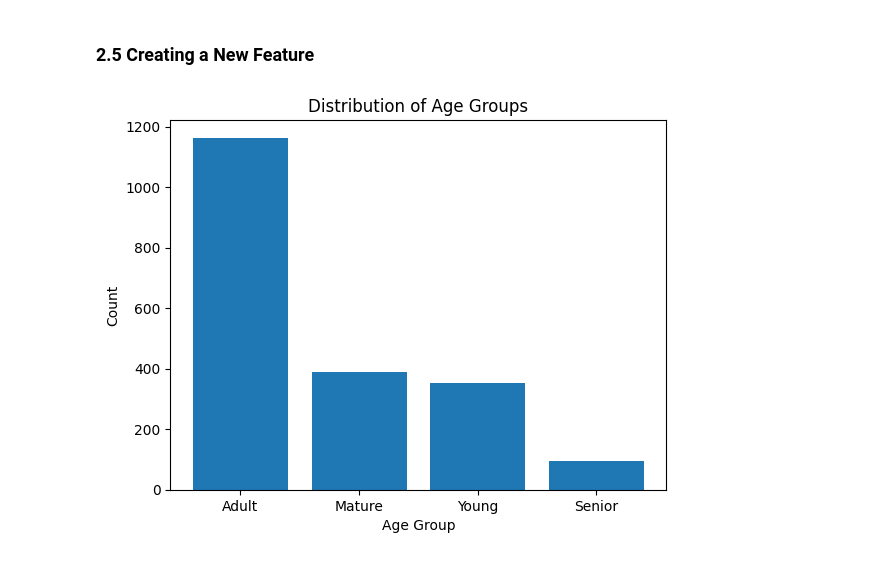
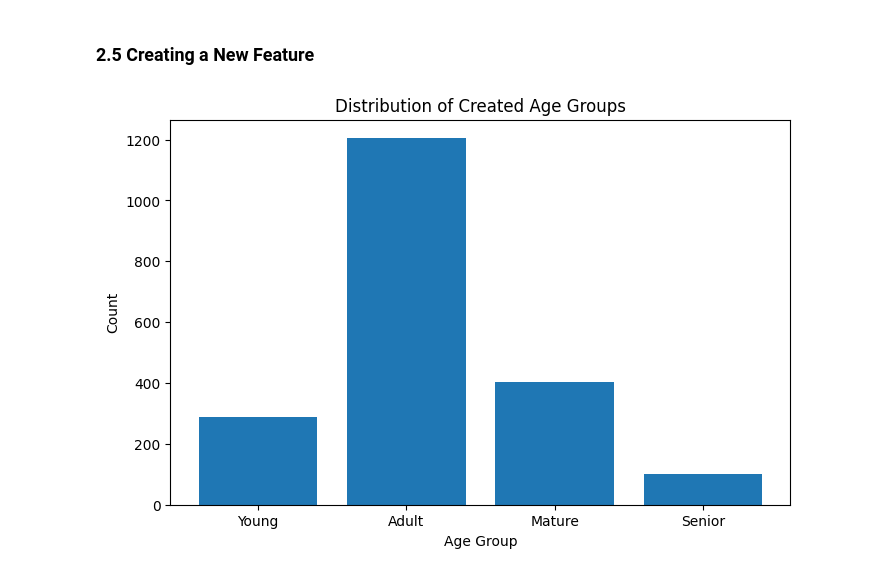
Before and after one commit to unseen1980/msc-ai, a Jupyter notebook: CS5062/Weeks8-9/etivity1.ipynb, the cells around one changed output. Cells and saved outputs as stored; diff of their text form; code cells hidden in the pictures.

```diff
--- a/CS5062/Weeks8-9/etivity1.ipynb
+++ b/CS5062/Weeks8-9/etivity1.ipynb
@@ -361,23 +449,19 @@ plt.show()
 # %% [markdown]
 ### 2.5 Creating a New Feature
 # %%
-df_scaled['age_group'] = pd.cut(
-    df_scaled['age'],
-    bins=[-float('inf'), -1, 0, 1, float('inf')],  # Example bins based on scaled values of age
-    labels=['Young', 'Middle_Age1', 'Middle_Age2', 'Senior']
-)
+# Create a temporary age_group column in df using df['age']
+df['age_group'] = pd.cut(df['age'],
+                         bins=[0, 30, 50, 65, 100],
+                         labels=['Young','Adult','Mature','Senior'],
+                         right=False)
 
-# df['age_group'] = pd.cut(df['age'], bins=[0, 30, 50, 65, 100], labels=['Young','Adult','Mature','Senior'])
+# Plot the distribution
+age_group_counts = df['age_group'].value_counts().sort_index()
+plt.figure(figsize=(8, 5))
+plt.bar(age_group_counts.index, age_group_counts.values)
+plt.title("Distribution of Created Age Groups")
+plt.xlabel("Age Group")
+plt.ylabel("Count")
+plt.show()
+# %% [output]
+[figure, added]
-# %%
-import matplotlib.pyplot as plt
-
-age_group_counts = df['age_group'].value_counts()
-
-# Bar chart
-plt.bar(age_group_counts.index, age_group_counts.values)
-plt.title("Distribution of Age Groups")
-plt.xlabel("Age Group")
-plt.ylabel("Count")
-plt.show()
-# %% [output]
-[figure, removed]
```
Also changed, not shown: parts of 14 cells of this notebook.
